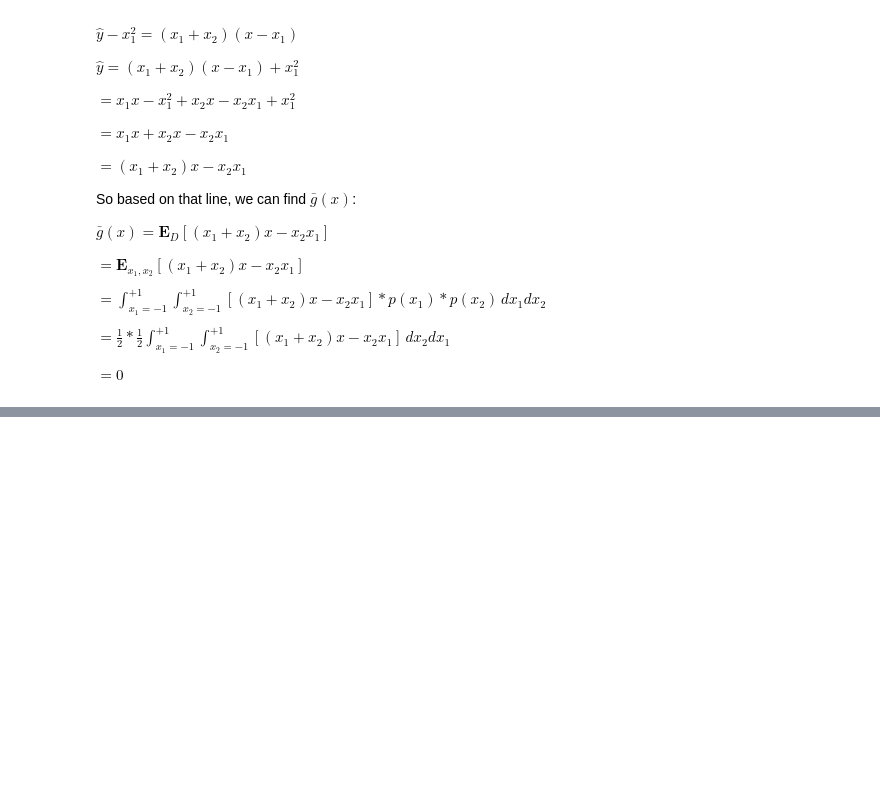
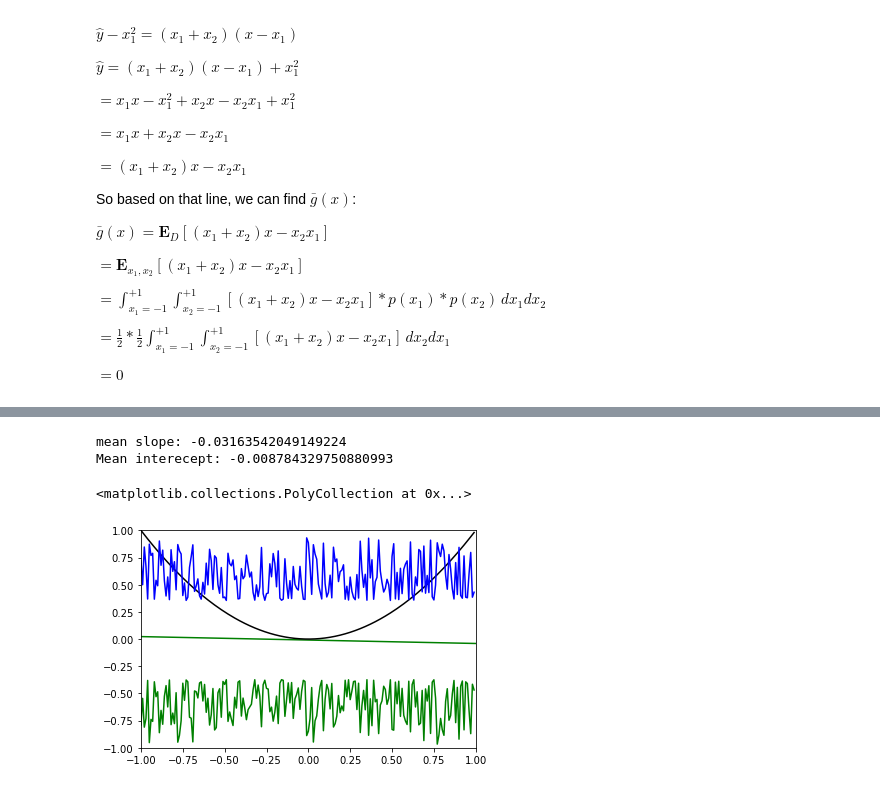
Before and after one commit to LioraW/Bias-Variance-ML, a Jupyter notebook: Bias-Variance project.ipynb, the cells around one changed output, grey strips where cells are left out. Saved outputs shown, nothing was run; the diff lists cells and outputs as text; code cells hidden in the pictures; blank space fills up the shorter version.

```diff
--- a/Bias-Variance project.ipynb
+++ b/Bias-Variance project.ipynb
@@ -89,0 +77,39 @@ plt.plot(np.arange(-1,1, 0.01), np.square(np.arange(-1,1, 0.01)), 'k') # f(x)
+# %%
+def stddev(point, slope, intercept):
+    return np.std((slope*point) + intercept)
+
+def samp_mean(point, slope, intercept):
+    return np.mean((slope*point) + intercept)
+
+plt.subplot()
+plt.xlim([plt_start,plt_stop]) #set x limits to [-1,-1]
+plt.ylim([plt_start,plt_stop])
+
+
+print("mean slope:", slopes.mean())
+print("Mean interecept:", intercepts.mean())
+
+test_data = generate_data(num_datasets, 42).flatten()
+
+
+std = np.zeros(num_datasets*2)
+mn = np.zeros(num_datasets*2)
+for i, point in enumerate(test_data):
+    std[i] = stddev(point, slopes, intercepts)
+    mn[i] = samp_mean(point, slopes, intercepts)
+
+
+up = mn + std
+down = mn - std
+abline(slopes.mean(), intercepts.mean()) #gbar(x)
+
+plt.plot(np.arange(-1,1, 0.01), np.square(np.arange(-1,1, 0.01)), 'k') #f(x)
+plt.plot(np.arange(-1,1, 0.01), up, '-b')
+plt.plot(np.arange(-1,1, 0.01), down, '-g')
+mid = np.linspace(plt_start, plt_stop, 1)
+plt.fill_between(mid, up, down, alpha=0.2)
+# %% [output]
+mean slope: -0.03163542049149224
+Mean interecept: -0.008784329750880993
+<matplotlib.collections.PolyCollection at 0x...>
+[figure, added]
```
Also changed, not shown: parts of 3 cells of this notebook.
